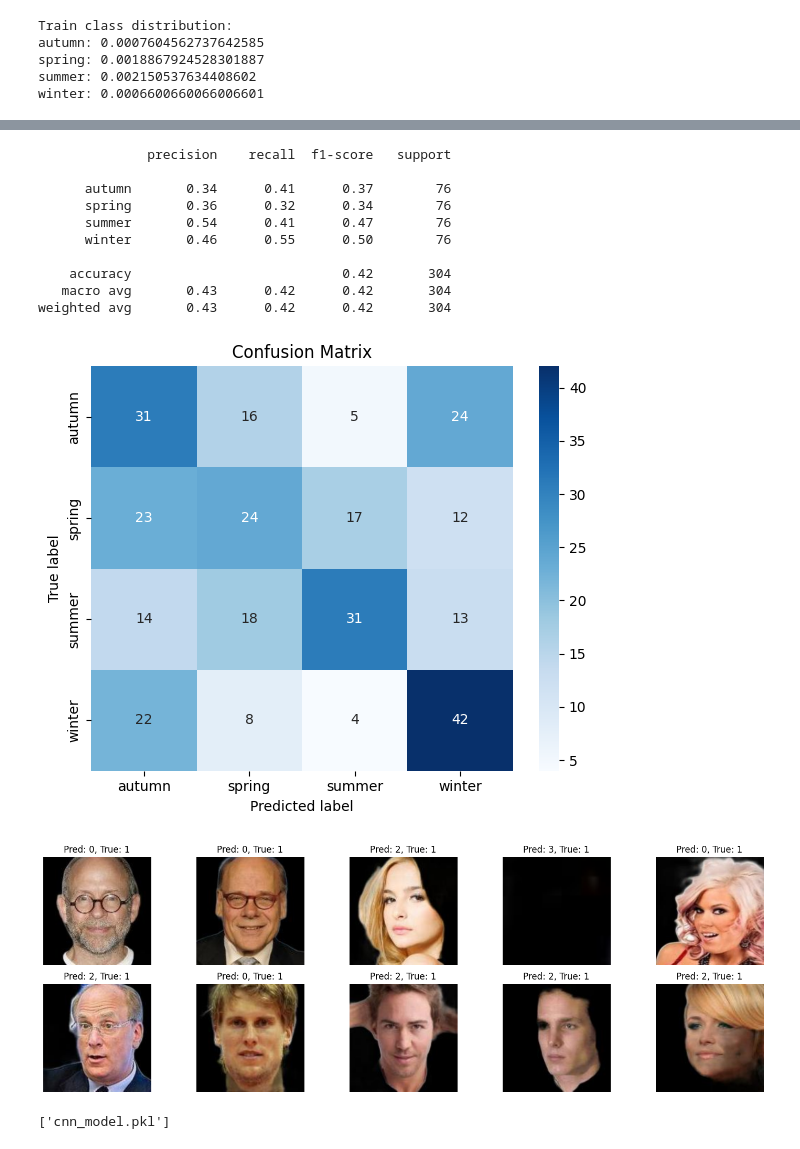
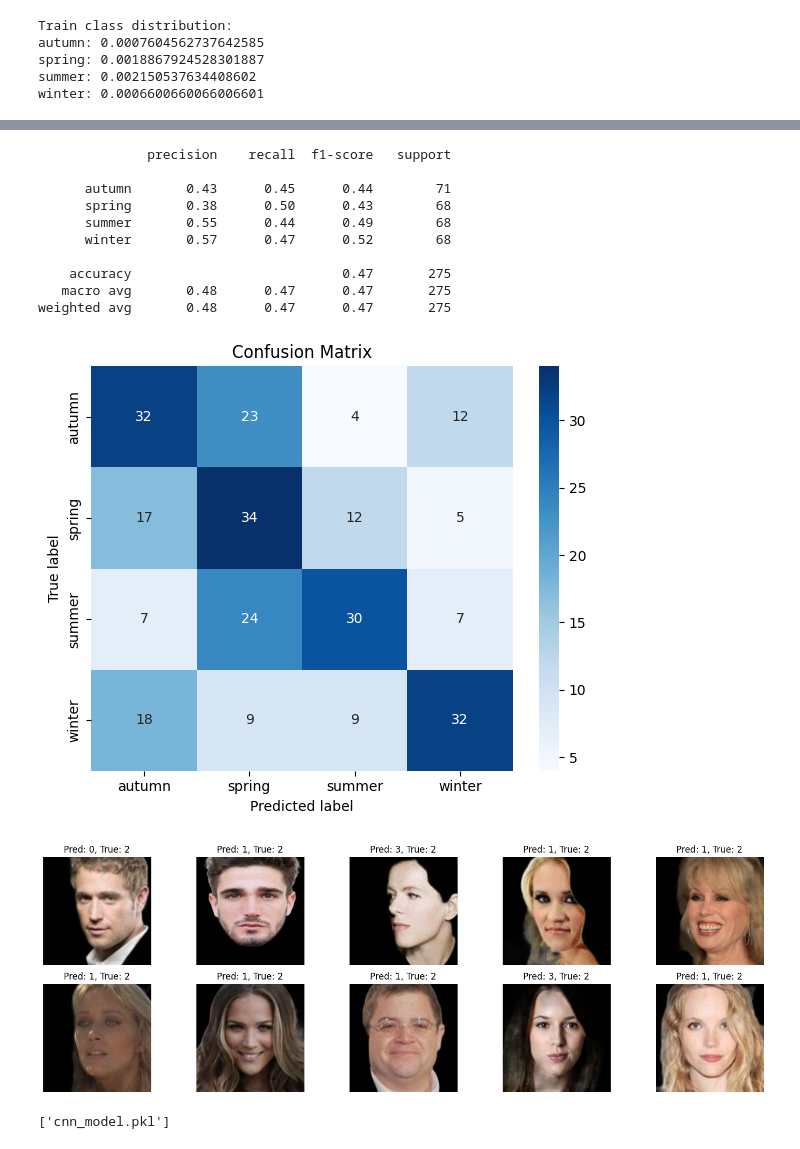
Before and after one commit to IU-Capstone-Project-2025/styleU, a Jupyter notebook: ml/color_type_clip/cnn.ipynb, the cells around one changed output, grey strips where cells are left out. Cells and saved outputs as stored; diff of their text form; code cells hidden in the pictures.

Commit message:
improved: cnn moldel, add: resnet model

```diff
--- a/ml/color_type_clip/cnn.ipynb
+++ b/ml/color_type_clip/cnn.ipynb
@@ -125,7 +87,7 @@ summer: 0.002150537634408602
 winter: 0.0006600660066006601
 # %%
 batch_size = 32
-learning_rate = 0.001
+learning_rate = 0.0005
 num_epochs = 10
 num_classes = 4
 # %%
@@ -170,7 +132,7 @@ class CNN(nn.Module):
 device = torch.device("cuda" if torch.cuda.is_available() else "cpu")
 model = CNN().to(device)
 
-weights = torch.tensor([0.07, 0.18, 0.21, 0.06], device=device)
+weights = torch.tensor([0.076, 0.188, 0.215, 0.066], device=device)
 criterion = nn.CrossEntropyLoss(weight=weights)
 
 optimizer = optim.Adam(model.parameters(), lr=learning_rate)
@@ -231,15 +207,6 @@ Epoch 2: Val Loss=1.2487, Val Acc=44.74, LR: 0.001
 test_dataset = ColorTypeDataset('colortypes_cleaned_back/', label_map, transform=val_transform)
 
 test_loader = DataLoader(test_dataset, batch_size=32, shuffle=False)
-# %%
-model.eval()
-all_preds = []
-with torch.no_grad():
-    for images, labels in test_loader:
-        images = images.to(device)
-        outputs = model(images)
-        _, preds = torch.max(outputs, 1)
-        all_preds.append(preds.cpu())
 # %%
 from sklearn.metrics import classification_report
 
@@ -265,49 +232,49 @@ print(classification_report(all_labels, all_preds, target_names=list(label_map.k
 # %% [output]
               precision    recall  f1-score   support
 
-      autumn       0.34      0.41      0.37        76
-      spring       0.36      0.32      0.34        76
-      summer       0.54      0.41      0.47        76
-      winter       0.46      0.55      0.50        76
+      autumn       0.43      0.45      0.44        71
+      spring       0.38      0.50      0.43        68
+      summer       0.55      0.44      0.49        68
+      winter       0.57      0.47      0.52        68
 
-    accuracy                           0.42       304
-   macro avg       0.43      0.42      0.42       304
-weighted avg       0.43      0.42      0.42       304
+    accuracy                           0.47       275
+   macro avg       0.48      0.47      0.47       275
+weighted avg       0.48      0.47      0.47       275
 # %%
 from sklearn.metrics import confusion_matrix
 import seaborn as sns
 import matplotlib.pyplot as plt
 
-model.eval()
-all_preds = []
-all_labels = []
+# model.eval()
+# all_preds = []
+# all_labels = []
 
-with torch.no_grad():
-    for images, labels in test_loader:
-        images = images.to(device)
-        labels = labels.to(device)
+# with torch.no_grad():
+#     for images, labels in test_loader:
+#         images = images.to(device)
+#         labels = labels.to(device)
 
-        outputs = model(images)
-        _, preds = torch.max(outputs, 1)
+#         outputs = model(images)
+#         _, preds = torch.max(outputs, 1)
 
-        all_preds.append(preds.cpu())
-        all_labels.append(labels.cpu())
+#         all_preds.append(preds.cpu())
+#         all_labels.append(labels.cpu())
 
-all_preds = torch.cat(all_preds).numpy()
-all_labels = torch.cat(all_labels).numpy()
+# all_preds = torch.cat(all_preds).numpy()
+# all_labels = torch.cat(all_labels).numpy()
 
 cm = confusion_matrix(all_labels, all_preds)
 labels = list(label_map.keys())
 
 plt.figure(figsize=(6, 5))
 sns.heatmap(cm, annot=True, fmt='d', cmap='Blues', xticklabels=labels, yticklabels=labels)
 plt.xlabel('Predicted label')
 plt.ylabel('True label')
 plt.title('Confusion Matrix')
 plt.tight_layout()
 plt.show()
 # %% [output]
-[figure, old version]
+[figure, new version]
 # %%
 import matplotlib.pyplot as plt
 
@@ -344,7 +311,7 @@ if wrong_images:
 else:
     print("Error.")
 # %% [output]
-[figure, old version]
+[figure, new version]
 # %%
 import joblib
 
```
Also changed, not shown: parts of 3 cells of this notebook, 3 other files.
